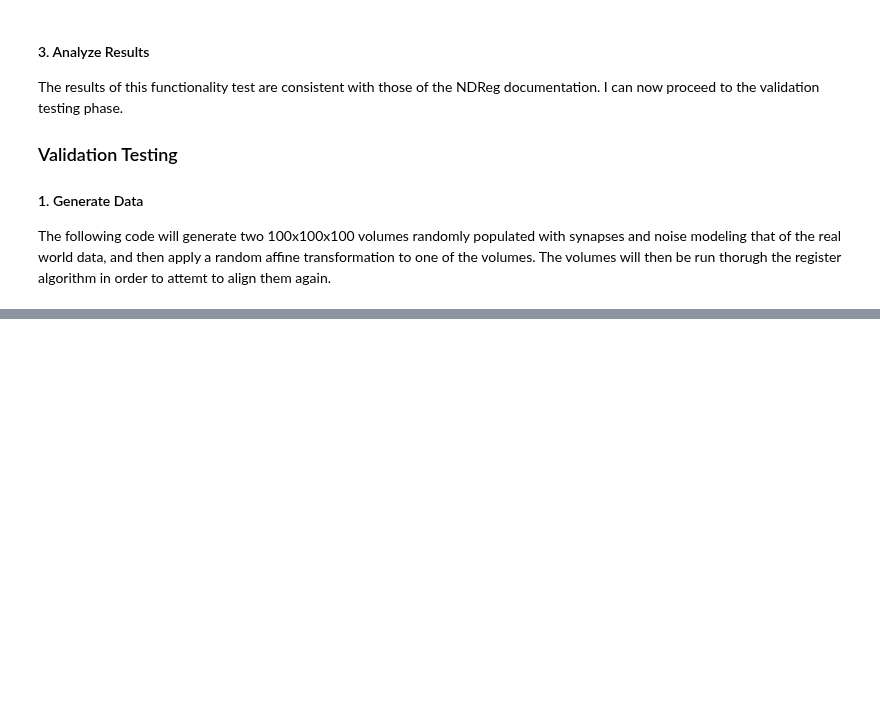
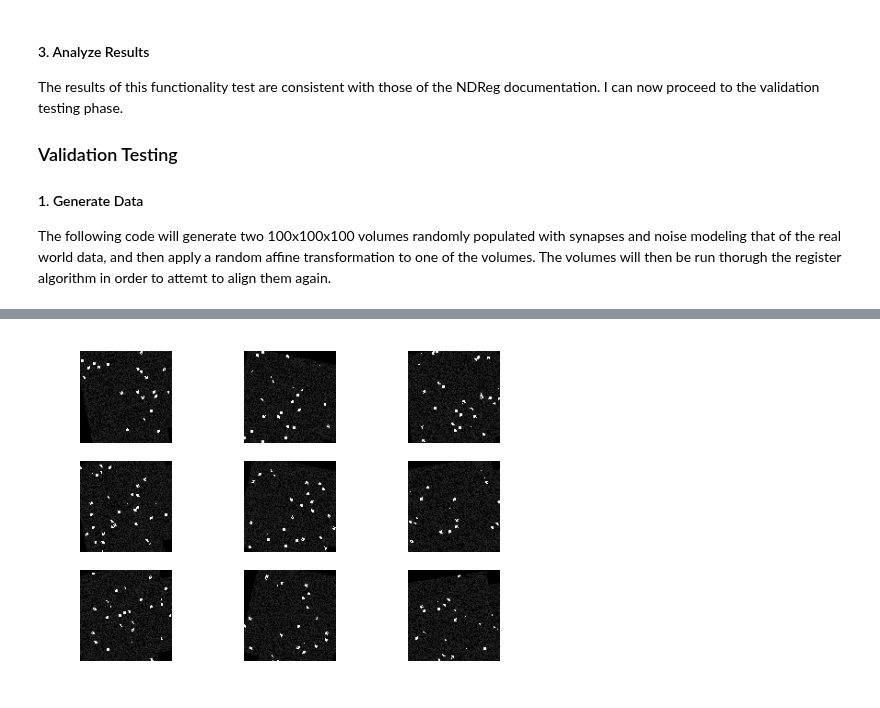
Before and after one commit to NeuroDataDesign/pan-synapse, a Jupyter notebook: background/NDReg_Algorithms.md.ipynb, the cells around one changed output, grey strips where cells are left out. Drawn from its saved outputs; the diff is of its cells as text; code cells hidden in the pictures; blank space fills up the shorter version.

```diff
--- a/background/NDReg_Algorithms.md.ipynb
+++ b/background/NDReg_Algorithms.md.ipynb
@@ -150,0 +193,4 @@ def generateTestVolume():
+# %%
+ndreg.imgShow(affineVolume, vmax=60000)
+# %% [output]
+[figure, added]
```
Also changed, not shown: parts of 3 cells of this notebook.
